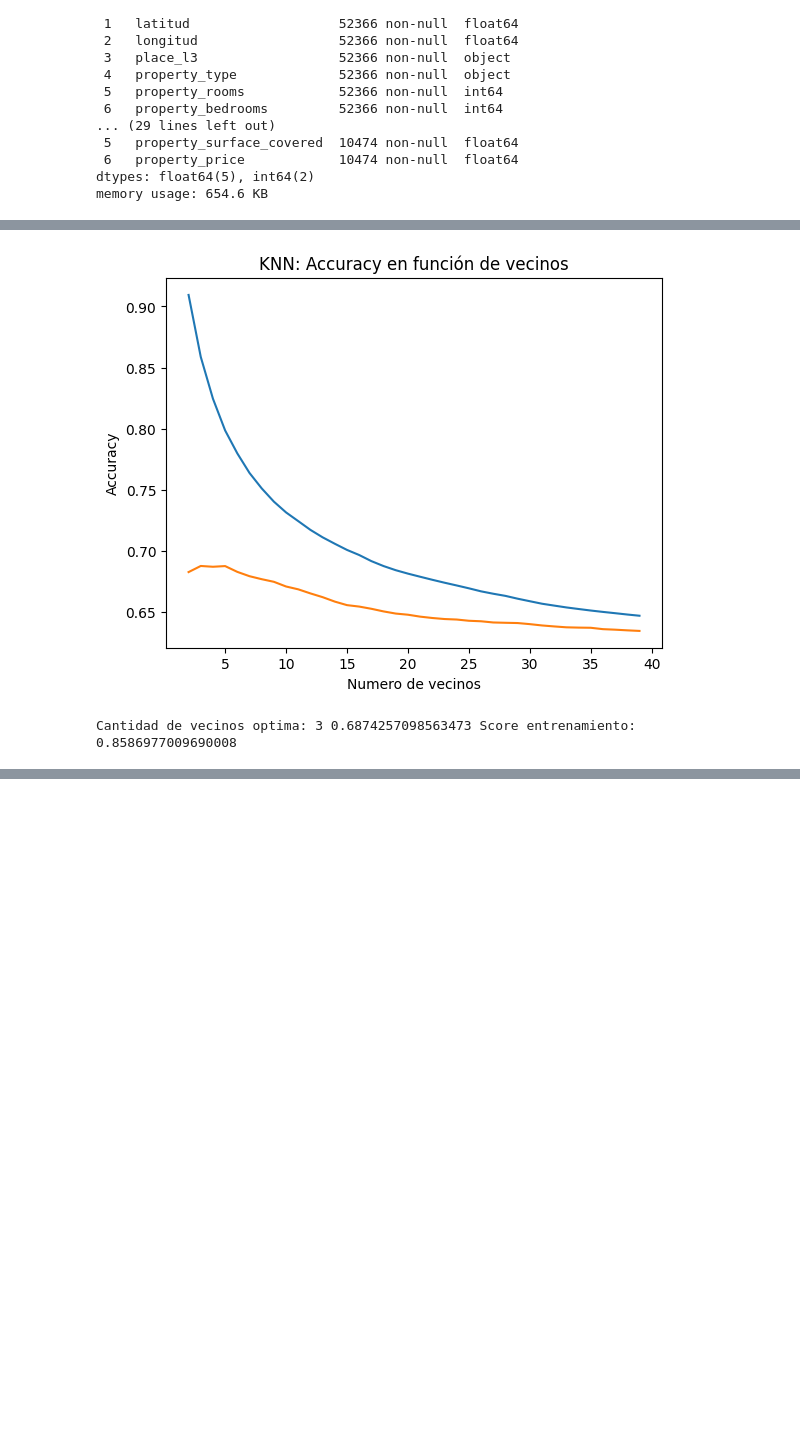
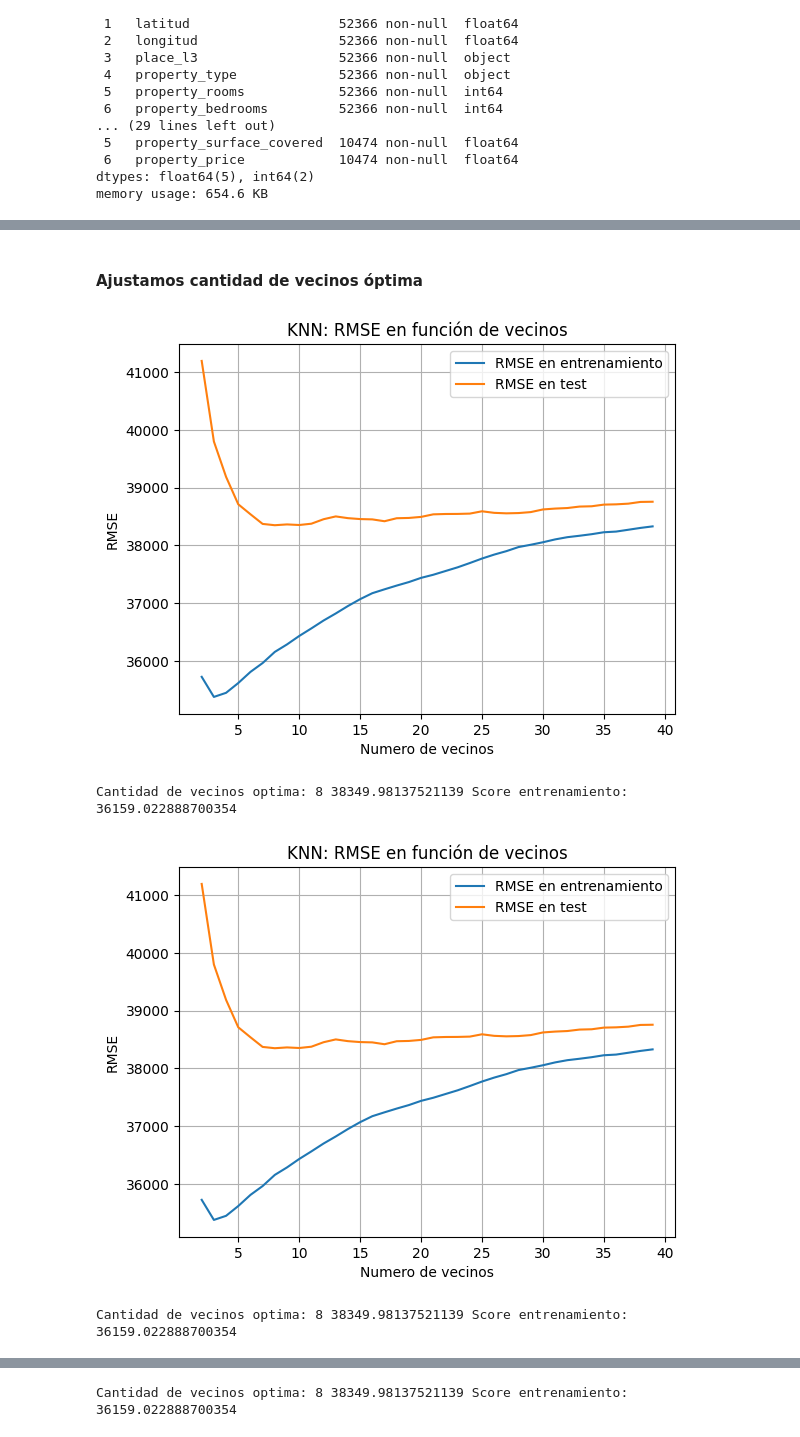
Before and after one commit to sttesta3/7506R-1C2024-GRUPO08, a Jupyter notebook: Regresion_ds_fede.ipynb, the cells around one changed output, grey strips where cells are left out. Drawn from its saved outputs; the diff is of its cells as text; code cells hidden in the pictures; blank space fills up the shorter version.

```diff
--- a/Regresion_ds_fede.ipynb
+++ b/Regresion_ds_fede.ipynb
@@ -135,25 +142,43 @@ El error (rmse) de test es: 34166.39139408947
+# %% [markdown]
+#### Ajustamos cantidad de vecinos óptima
 # %%
-# Encontrando la mejor cantidad de vecinos con minkowski p=2
-def vecinos_segun_hp_c_graf(pesos,algoritmo):
-  scores_entrenamiento = []
-  scores_test = []
+# Encontrando la mejor cantidad de vecinos con minkowski p=2. Con cross validation
+def vecinos_segun_hp_cv_c_graf(pesos,algoritmo):
+  scores_entrenamiento_mean = []
+  scores_test_mean = []
+  scores_entrenamiento_std = []
+  scores_test_std = []
 
   vecinos = np.arange(2,40,1)
   for vecino in vecinos:
     knn_tuning = KNeighborsRegressor(n_neighbors=vecino).fit(x_train_knn, y_train_knn)
-    scores_entrenamiento.append(knn_tuning.score(x_train_knn,y_train_knn))
-    scores_test.append(knn_tuning.score(x_test_knn,y_test_knn))
+    cross_val_train = cross_val_score(knn_tuning, x_train_knn, y_train_knn, scoring="neg_mean_squared_error", cv=13)
+    cross_val_test = cross_val_score(knn_tuning, x_test_knn, y_test_knn, scoring="neg_mean_squared_error", cv=13)
+    scores_entrenamiento_mean.append(np.sqrt(-cross_val_train).mean())
+    scores_test_mean.append(np.sqrt(-cross_val_test).mean())
+    scores_entrenamiento_std.append(np.sqrt(-cross_val_train).std())
+    scores_test_std.append(np.sqrt(-cross_val_test).mean())
 
-  plt.plot(vecinos, scores_entrenamiento, label="Entrenamiento Accuracy")
-  plt.plot(vecinos, scores_test, label="Test Accuracy")
+#    print(vecino,"vecinos | score test mean y std:",round(np.sqrt(-cross_val_test).mean(),3),round(np.sqrt(-cross_val_test).std(),3), "| score train mean y std: ",round(np.sqrt(-cross_val_train).mean(),3),round(np.sqrt(-cross_val_train).std(),3))
+
+
+
+  plt.plot(vecinos, scores_entrenamiento_mean, label="RMSE en entrenamiento")
+  plt.plot(vecinos, scores_test_mean, label="RMSE en test")
   plt.xlabel("Numero de vecinos")
-  plt.ylabel("Accuracy")
-  plt.title("KNN: Accuracy en función de vecinos")
+  plt.ylabel("RMSE")
+  plt.legend()
+  plt.grid()
+  plt.title("KNN: RMSE en función de vecinos")
   plt.show()
 
-  print("Cantidad de vecinos optima:", scores_test.index(max(scores_test)) + 2,max(scores_test), "Score entrenamiento: ", scores_entrenamiento[scores_test.index(max(scores_test))])
+  print("Cantidad de vecinos optima:", scores_test_mean.index(min(scores_test_mean)) + 2,min(scores_test_mean), "Score entrenamiento: ", scores_entrenamiento_mean[scores_test_mean.index(min(scores_test_mean))])
 
-vecinos_segun_hp_c_graf("uniform","auto")
+vecinos_segun_hp_cv_c_graf("uniform","auto")
+#vecinos_segun_hp_cv_c_graf("uniform","brute")
+#vecinos_segun_hp_cv_c_graf("distance","brute")
 # %% [output]
-[figure, old version]
+[figure, new version]
-Cantidad de vecinos optima: 3 0.6874257098563473 Score entrenamiento:  0.8586977009690008
+Cantidad de vecinos optima: 8 38349.98137521139 Score entrenamiento:  36159.022888700354
+[figure, added]
+Cantidad de vecinos optima: 8 38349.98137521139 Score entrenamiento:  36159.022888700354
@@ -160,3 +186,4 @@ Cantidad de vecinos optima: 3 0.6874257098563473 Score entrenamiento:  0.8586977
+Cantidad de vecinos optima: 8 38349.98137521139 Score entrenamiento:  36159.022888700354
 # %%
 # Encontrando la mejor cantidad de vecinos con minkowski p=2
 def vecinos_segun_hp(pesos,algoritmo,potencia,tamaño_hoja,cant_vecinos):
```
Also changed, not shown: parts of 16 cells of this notebook.
